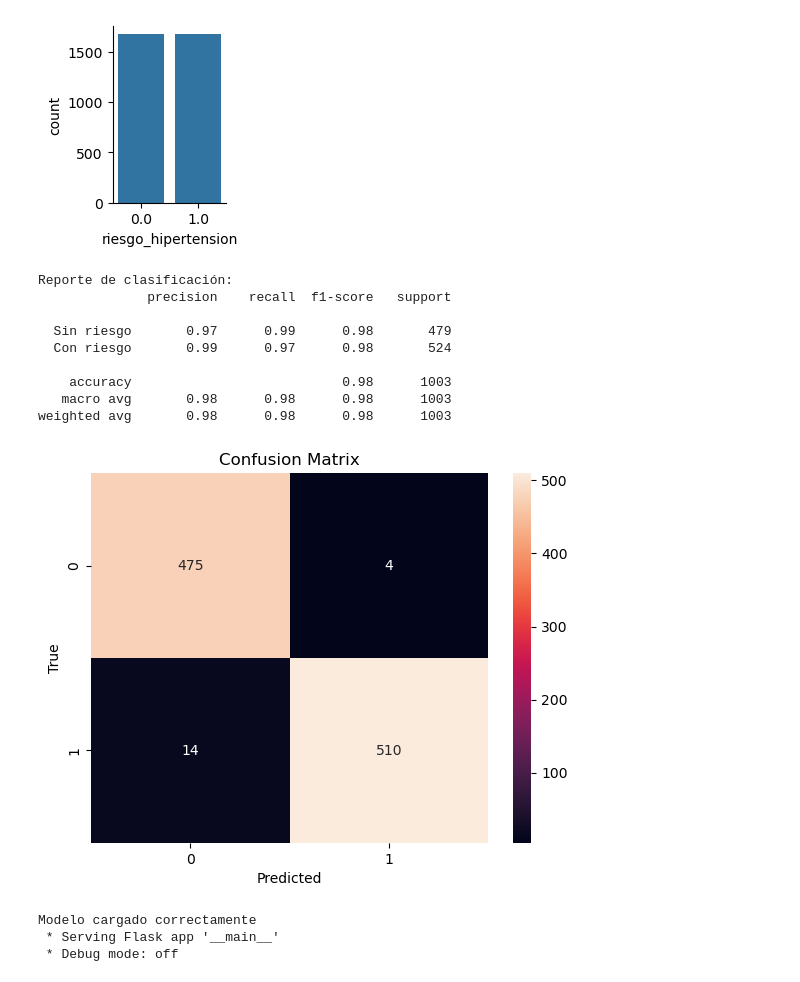
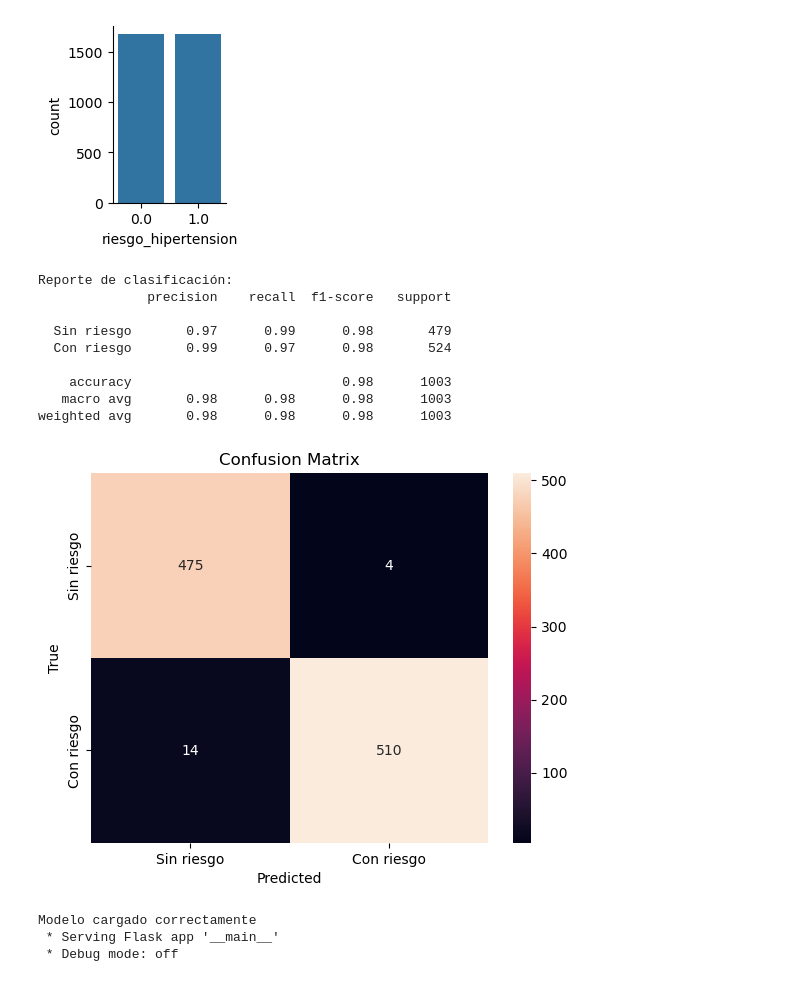
Before and after one commit to JesusG753/API_Prediccion, a Jupyter notebook: HTA con RandomForest_Optimizado_API.ipynb, the cells around one changed output. Cells and saved outputs as stored; diff of their text form; code cells hidden in the pictures.

```diff
--- a/HTA con RandomForest_Optimizado_API.ipynb
+++ b/HTA con RandomForest_Optimizado_API.ipynb
@@ -81,53 +80,49 @@ sb.catplot(x = 'riesgo_hipertension',data=dataframe,kind="count", height=2.5, as
 <seaborn.axisgrid.FacetGrid at 0x...>
 [figure]
 # %%
-import pandas as pd
 from sklearn.model_selection import train_test_split
 from sklearn.ensemble import RandomForestClassifier
 from sklearn.metrics import classification_report
+from sklearn.metrics import confusion_matrix
 
-# Cargar el dataset balanceado
 balanced_data = pd.read_csv('Hipertension_Arterial_Mexico_balanced.csv')
 
-# Separar características y variable objetivo
 y = balanced_data['riesgo_hipertension']
 x = balanced_data[['masa_corporal', 'tension_arterial', 'medida_cintura', 'peso', 'actividad_total', 'edad', 'estatura', 'sexo', 'sueno_horas', 'valor_hemoglobina_glucosilada', 'valor_insulina', 'resultado_glucosa_promedio', 'concentracion_hemoglobina', 'valor_colesterol_ldl', 'valor_trigliceridos']]
 
-# Dividir en entrenamiento y prueba (si necesitas una nueva partición)
 x_train, x_test, y_train, y_test = train_test_split(x, y, test_size=0.3, random_state=42)
 
-# Entrenar un modelo
 model = RandomForestClassifier(n_estimators=150, max_depth=20, random_state=42)
 model.fit(x_train, y_train)
 
-# Evaluar
 predicciones = model.predict(x_test)
+
 clasificadores = {0: "Sin riesgo", 1: "Con riesgo"}
 target_names = list(clasificadores.values())
+
 print("Reporte de clasificación:")
 print(classification_report(y_test, predicciones, target_names=target_names))
+
+#Matriz
+matriz = confusion_matrix(y_test, predicciones)
+sns.heatmap(matriz, annot=True, fmt="d",
+            xticklabels=target_names,
+            yticklabels=target_names)
+plt.title('Confusion Matrix')
+plt.xlabel('Predicted')
+plt.ylabel('True')
+plt.show();
 # %% [output]
 Reporte de clasificación:
               precision    recall  f1-score   support
 
   Sin riesgo       0.97      0.99      0.98       479
   Con riesgo       0.99      0.97      0.98       524
 
     accuracy                           0.98      1003
    macro avg       0.98      0.98      0.98      1003
 weighted avg       0.98      0.98      0.98      1003
+[figure, added]
-# %%
-import seaborn as sns
-import matplotlib.pyplot as plt
-from sklearn.metrics import confusion_matrix
-
-sns.heatmap(confusion_matrix(y_test, predicciones), annot=True, fmt="d", xticklabels=clasificadores, yticklabels=clasificadores)
-plt.title('Confusion Matrix')
-plt.xlabel('Predicted')
-plt.ylabel('True')
-plt.show();
-# %% [output]
-[figure, removed]
 # %%
 import pickle
 with open('model.pkl', 'wb') as f:
```
Also changed, not shown: parts of 2 cells of this notebook, 2 other files.
